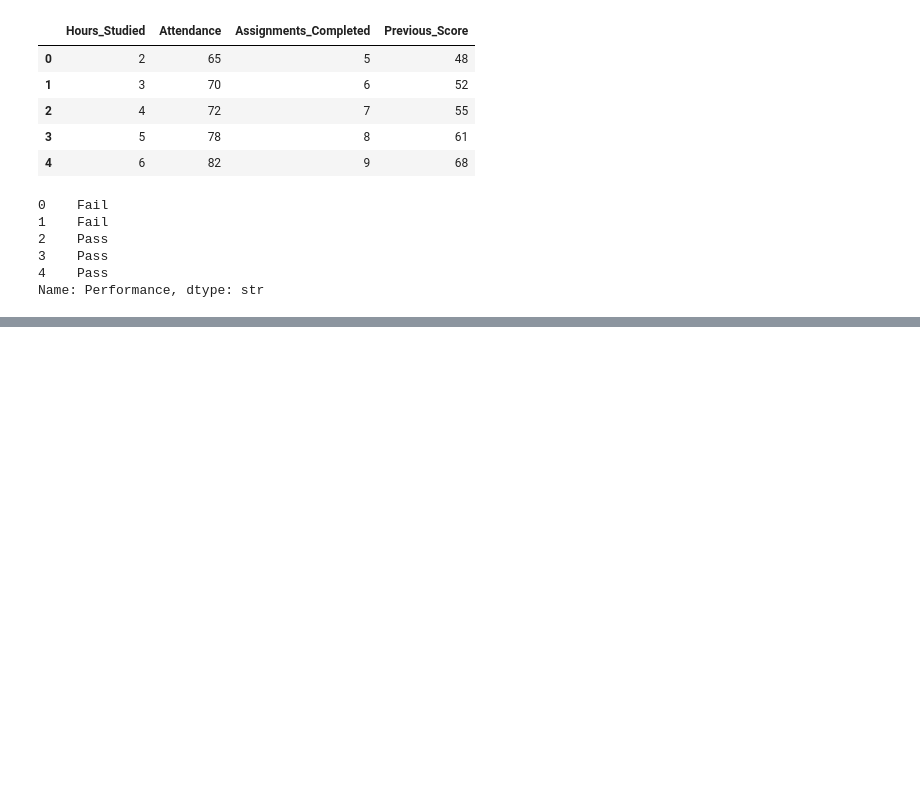
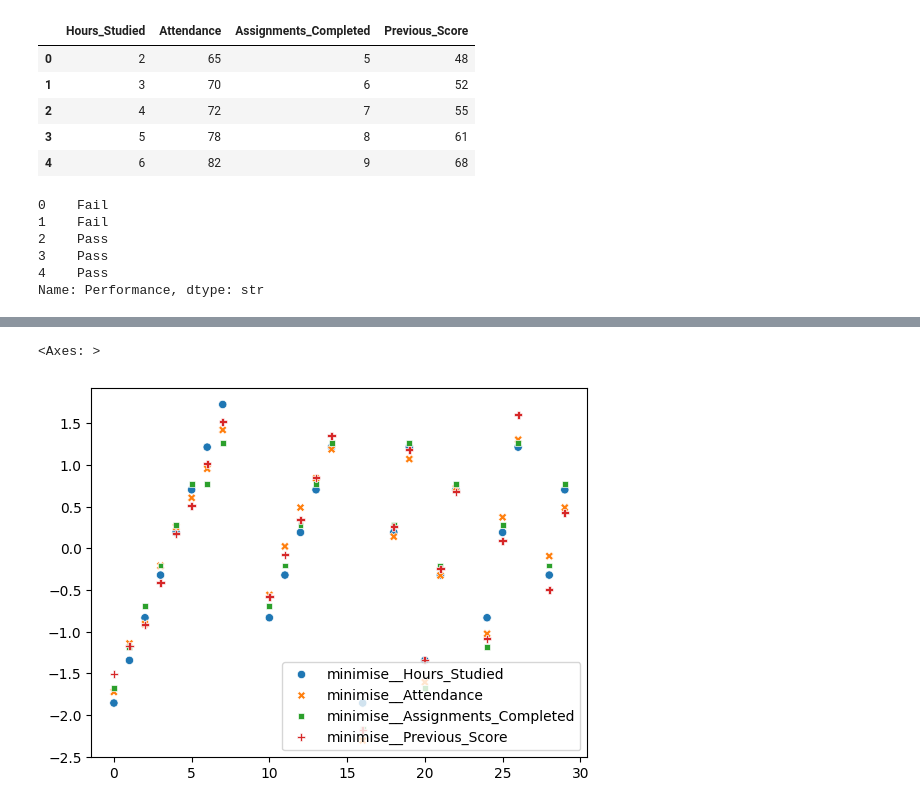
Before and after one commit to data-spice/AI_LESSON, a Jupyter notebook: lessons/label_encoding/label_enclssn.ipynb, the cells around one changed output, grey strips where cells are left out. Drawn from its saved outputs; the diff is of its cells as text; code cells hidden in the pictures; blank space fills up the shorter version.

```diff
--- a/lessons/label_encoding/label_enclssn.ipynb
+++ b/lessons/label_encoding/label_enclssn.ipynb
@@ -54,3 +54,6 @@ y.head()
 3    Pass
 4    Pass
 Name: Performance, dtype: str
+# %%
+from sklearn.model_selection import train_test_split
+X_train,X_test,y_train,y_test=train_test_split(x,y,test_size=0.2,random_state=42)
@@ -56,0 +63,14 @@ Name: Performance, dtype: str
+# %%
+preprocessor=ColumnTransformer(
+    transformers=[
+        (
+            'minimise',
+            StandardScaler(),
+            ['Hours_Studied','Attendance','Assignments_Completed','Previous_Score']
+
+        ),
+
+    ],remainder='passthrough'
+).set_output(transform='pandas')
+# %%
+X_train_transformed=preprocessor.fit_transform(X_train)
@@ -56,0 +86,5 @@ Name: Performance, dtype: str
+# %%
+sns.scatterplot(X_train_transformed)
+# %% [output]
+<Axes: >
+[figure, added]
```
Also changed, not shown: parts of 12 cells of this notebook, 3 other files.
